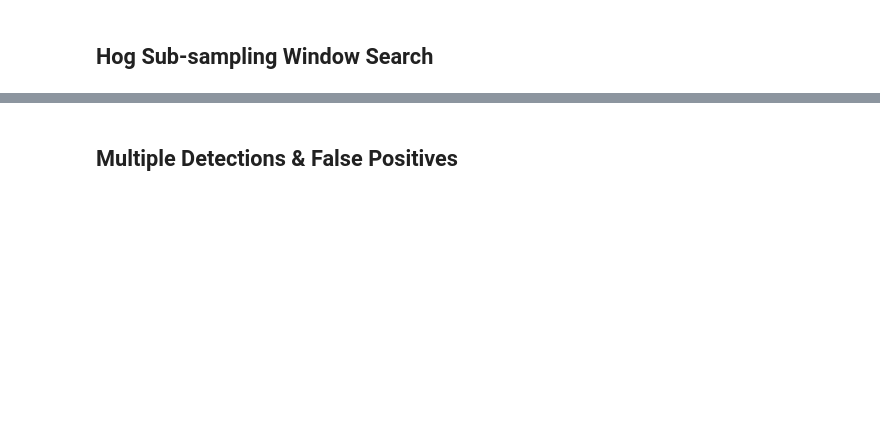
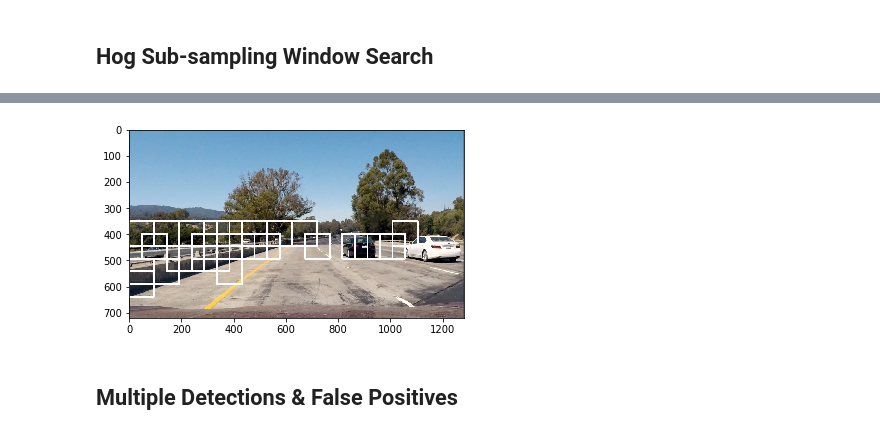
Before and after one commit to Daard/CarND-P5-Vehicle-Detection, a Jupyter notebook: notebook.ipynb, the cells around one changed output, grey strips where cells are left out. Cells and saved outputs as stored; diff of their text form; code cells hidden in the pictures; blank space fills up the shorter version.

```diff
--- a/notebook.ipynb
+++ b/notebook.ipynb
@@ -439,6 +538,7 @@ Test Accuracy of SVC =  0.9572
 # cell_per_block = dist_pickle["cell_per_block"]
 # spatial_size = dist_pickle["spatial_size"]
 # hist_bins = dist_pickle["hist_bins"]
+
 
 def color_hist(img, nbins=32):    #bins_range=(0, 256)
     # Compute the histogram of the color channels separately
@@ -451,12 +551,12 @@ def color_hist(img, nbins=32):    #bins_range=(0, 256)
     return hist_features
 
 # Define a single function that can extract features using hog sub-sampling and make predictions
-def find_cars(img, ystart, ystop, scale, svc, X_scaler, orient, pix_per_cell, cell_per_block, spatial_size, hist_bins):
+def find_cars(img, ystart, ystop, scale, svc, X_scaler, orient, pix_per_cell, cell_per_block, spatial_size, hist_bins, hog_channel='ALL'):
     draw_img = np.copy(img)
-    img = img.astype(np.float32) / 255
-
+#     img = img.astype(np.float32) / 255
+    img = img * 255
     img_tosearch = img[ystart:ystop, :, :]
-    ctrans_tosearch = convert_color(img_tosearch, conv='RGB2YCrCb')
+    ctrans_tosearch = convert_color(img_tosearch, conv='RGB2LUV')
     if scale != 1:
         imshape = ctrans_tosearch.shape
         ctrans_tosearch = cv2.resize(ctrans_tosearch, (np.int(imshape[1] / scale), np.int(imshape[0] / scale)))
@@ -464,6 +564,15 @@ def find_cars(img, ystart, ystop, scale, svc, X_scaler, orient, pix_per_cell, ce
     ch1 = ctrans_tosearch[:, :, 0]
     ch2 = ctrans_tosearch[:, :, 1]
     ch3 = ctrans_tosearch[:, :, 2]
+
+#     chs = []
+
+#     if hog_channel == 'ALL':
+#         chs.append(ctrans_tosearch[:, :, 0])
+#         chs.append(ctrans_tosearch[:, :, 1])
+#         chs.append(ctrans_tosearch[:, :, 2])
+#     else:
+
 
     # Define blocks and steps as above
     nxblocks = (ch1.shape[1] // pix_per_cell) - cell_per_block + 1
@@ -482,14 +591,38 @@ def find_cars(img, ystart, ystop, scale, svc, X_scaler, orient, pix_per_cell, ce
     hog2 = get_hog_features(ch2, orient, pix_per_cell, cell_per_block, feature_vec=False)
     hog3 = get_hog_features(ch3, orient, pix_per_cell, cell_per_block, feature_vec=False)
 
+
+     # Call get_hog_features() with vis=False, feature_vec=True
+#     if hog_channel == 'ALL':
+#         hogs = []
+#         for channel in range(feature_image.shape[2]):
+#             hogs.append(get_hog_features(feature_image[:,:,channel],
+#                                 orient, pix_per_cell, cell_per_block,
+#                                 vis=False, feature_vec=True))
+# #         hogs = np.ravel(hogs)
+#     else:
+#         hogs = get_hog_features(feature_image[:,:,hog_channel], orient,
+#                     pix_per_cell, cell_per_block, vis=False, feature_vec=True)
+#     # Append the new feature vector to the features list
+#     features.append(hog_features)
+    hot_windows = []
     for xb in range(nxsteps):
         for yb in range(nysteps):
             ypos = yb * cells_per_step
             xpos = xb * cells_per_step
-            # Extract HOG for this patch
-            hog_feat1 = hog1[ypos:ypos + nblocks_per_window, xpos:xpos + nblocks_per_window].ravel()
-            hog_feat2 = hog2[ypos:ypos + nblocks_per_window, xpos:xpos + nblocks_per_window].ravel()
-            hog_feat3 = hog3[ypos:ypos + nblocks_per_window, xpos:xpos + nblocks_per_window].ravel()
+#             # Extract HOG for this patch
+#             if hog_channel == 'ALL':
+#                 hog_feat1 = hogs[0][ypos:ypos + nblocks_per_window, xpos:xpos + nblocks_per_window].ravel()
+#                 hog_feat2 = hogs[1][ypos:ypos + nblocks_per_window, xpos:xpos + nblocks_per_window].ravel()
+#                 hog_feat3 = hogs[2][ypos:ypos + nblocks_per_window, xpos:xpos + nblocks_per_window].ravel()
+#                 hog_features = np.hstack((hog_feat1, hog_feat2, hog_feat3))
+#             else:
+#                 hog_features = np.hstack((hogs[ypos:ypos + nblocks_per_window, xpos:xpos + nblocks_per_window].ravel())
+
+             # Extract HOG for this patch
+            hog_feat1 = hog1[ypos:ypos+nblocks_per_window, xpos:xpos+nblocks_per_window].ravel()
+            hog_feat2 = hog2[ypos:ypos+nblocks_per_window, xpos:xpos+nblocks_per_window].ravel()
+            hog_feat3 = hog3[ypos:ypos+nblocks_per_window, xpos:xpos+nblocks_per_window].ravel()
             hog_features = np.hstack((hog_feat1, hog_feat2, hog_feat3))
 
             xleft = xpos * pix_per_cell
@@ -502,27 +635,9 @@ def find_cars(img, ystart, ystop, scale, svc, X_scaler, orient, pix_per_cell, ce
             spatial_features = bin_spatial(subimg, size=spatial_size)
             hist_features = color_hist(subimg, nbins=hist_bins)
 
-            # Scale features and make a prediction
 
-#             size = np.shape(hist_features)
-#             hist_features = hist_features.reshape((1, size))
-#             test = hist_features[:, np.newaxis]
-#             print(type(test))
-#             print(np.shape(test.T))
-#             hist_features = list(hist_features)
-
-#             print(np.shape(spatial_features))
-#             print(np.shape(hist_features[:, np.newaxis].T))
-#             print(np.shape(hog_features))
-            total_features = []
-
-            total_features.append(spatial_features[:, np.newaxis].T)
-            total_features.append(hist_features[:, np.newaxis].T)
-            total_features.append(hog_features[:, np.newaxis].T)
-
-            test_features = X_scaler.transform(
-#                 np.hstack((spatial_features, hist_features[:, np.newaxis].T, hog_features)).reshape(1, -1))
-                np.hstack(total_features).reshape(1, -1))
+            ## Scale features and make a prediction
+            test_features = X_scaler.transform(np.hstack((spatial_features, hist_features, hog_features)).reshape(1, -1))
             # test_features = X_scaler.transform(np.hstack((shape_feat, hist_feat)).reshape(1, -1))
             test_prediction = svc.predict(test_features)
 
@@ -530,18 +645,23 @@ def find_cars(img, ystart, ystop, scale, svc, X_scaler, orient, pix_per_cell, ce
                 xbox_left = np.int(xleft * scale)
                 ytop_draw = np.int(ytop * scale)
                 win_draw = np.int(window * scale)
-                cv2.rectangle(draw_img, (xbox_left, ytop_draw + ystart),
-                              (xbox_left + win_draw, ytop_draw + win_draw + ystart), (0, 0, 255), 6)
+                x1 = xbox_left
+                y1 = ytop_draw + ystart
+                x2 = xbox_left + win_draw
+                y2 = ytop_draw + win_draw + ystart
+                cv2.rectangle(draw_img, (x1, y1),
+                              (x2, y2), (0, 0, 255), 6)
+                hot_windows.append(((x1, y1), (x2, y2)))
 
-    return draw_img
+    return draw_img, hot_windows
 
-img = mpimg.imread('test_images/test1.jpg')
+img = mpimg.imread('test_images/test0.png')
 
-ystart = 400
-ystop = 656
+ystart = 350
+ystop = 700
 scale = 1.5
 
-out_img = find_cars(img, ystart, ystop, scale, svc, X_scaler, orient, pix_per_cell, cell_per_block, spatial_size, hist_bins)
+out_img, hot_windows2 = find_cars(img, ystart, ystop, scale, svc, X_scaler, orient, pix_per_cell, cell_per_block, spatial_size, hist_bins)
 
 plt.imshow(out_img)
 # %% [output]
@@ -551,3 +671,4 @@ ValueError: operands could not be broadcast together with shapes (1,6108) (2580,
+[figure, added]
 # %% [markdown]
 ## Multiple Detections & False Positives
 # %%
```
Also changed, not shown: parts of 6 cells of this notebook, 5 other files.
